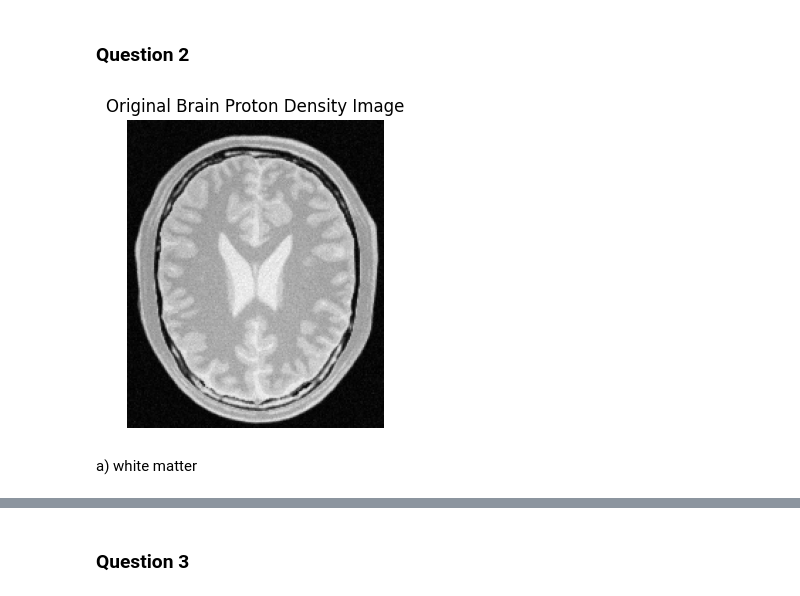
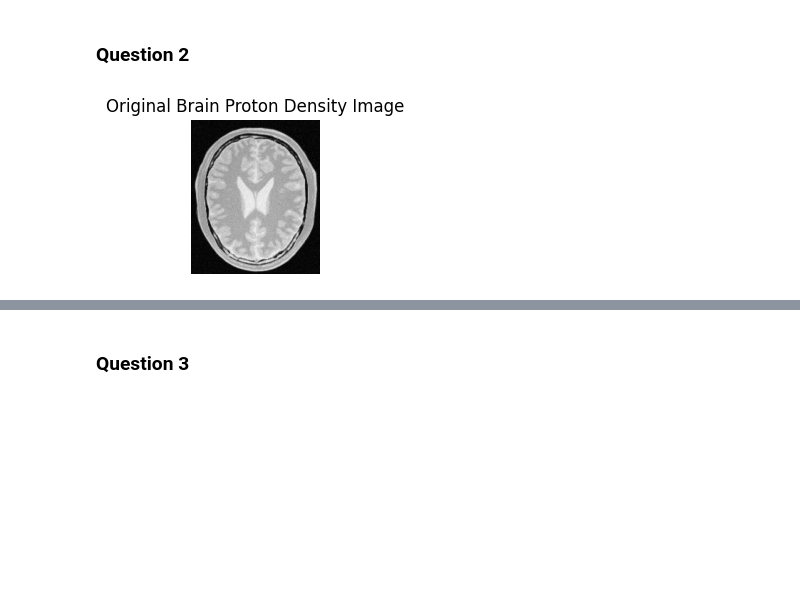
Before and after one commit to deshanudara144-ui/EN3160_Assignment_1, a Jupyter notebook: 230130E_Assignment_1.ipynb, the cells around one changed output, grey strips where cells are left out. Drawn from its saved outputs; the diff is of its cells as text; code cells hidden in the pictures; blank space fills up the shorter version.

```diff
--- a/230130E_Assignment_1.ipynb
+++ b/230130E_Assignment_1.ipynb
@@ -69,12 +51,11 @@ assert brain is not None
 # %%
-# Display original image
-plt.figure(figsize=(4, 4))
+brain = cv.imread('images/brain.png', cv.IMREAD_GRAYSCALE)# Import brain image
+assert brain is not None
+plt.figure(figsize=(2, 2))# Display original image
 plt.imshow(brain, cmap='gray', vmin=0, vmax=255)
 plt.title("Original Brain Proton Density Image")
 plt.axis("off")
 plt.show()
 # %% [output]
-[figure, old version]
+[figure, new version]
-# %% [markdown]
-a) white matter
 # %%
```
Also changed, not shown: parts of 34 cells of this notebook.
